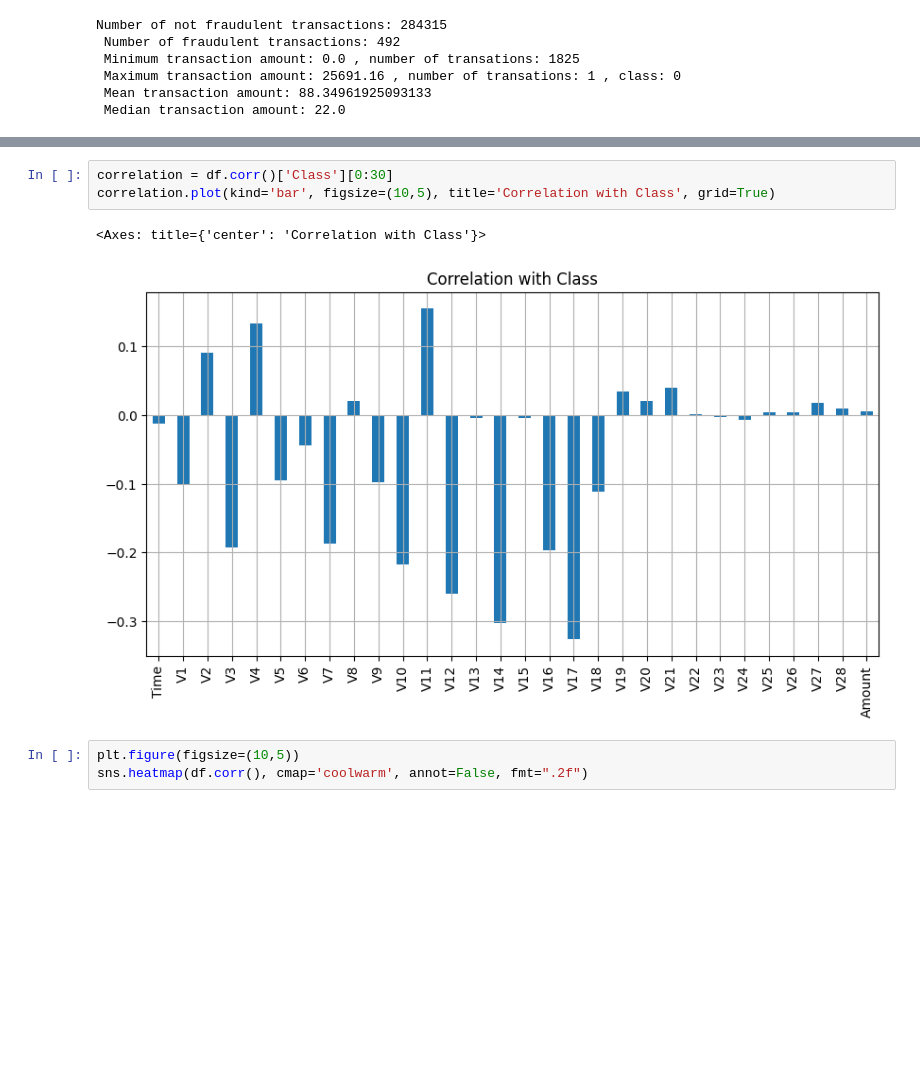
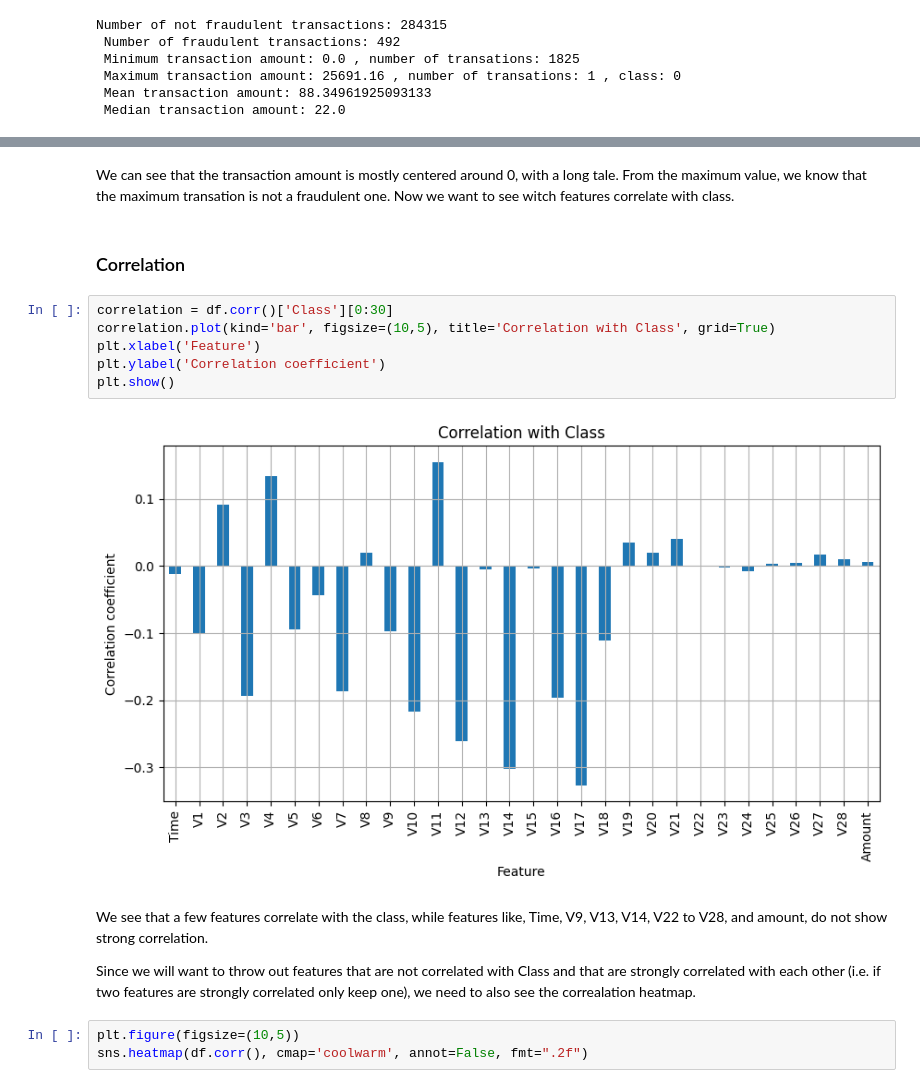
Before and after one commit to simona-sof/credit_fraud, a Jupyter notebook: credit_fraud_detection.ipynb, the cells around one changed output, grey strips where cells are left out. Drawn from its saved outputs; the diff is of its cells as text; blank space fills up the shorter version.

```diff
--- a/credit_fraud_detection.ipynb
+++ b/credit_fraud_detection.ipynb
@@ -31,9 +41,19 @@ Number of not fraudulent transactions: 284315
+# %% [markdown]
+We can see that the transaction amount is mostly centered around 0, with a long tale. From the maximum value, we know that the maximum transation is not a fraudulent one. Now we want to see witch features correlate with class.
+# %% [markdown]
+### Correlation
 # %%
 correlation = df.corr()['Class'][0:30]
 correlation.plot(kind='bar', figsize=(10,5), title='Correlation with Class', grid=True)
+plt.xlabel('Feature')
+plt.ylabel('Correlation coefficient')
+plt.show()
 # %% [output]
-<Axes: title={'center': 'Correlation with Class'}>
-[figure, old version]
+[figure, new version]
+# %% [markdown]
+We see that a few features correlate with the class, while features like, Time, V9, V13, V14, V22 to V28, and amount, do not show strong correlation.
+
+Since we will want to throw out features that are not correlated with Class and that are strongly correlated with each other (i.e. if two features are strongly correlated only keep one), we need to also see the correalation heatmap.
 # %%
 plt.figure(figsize=(10,5))
 sns.heatmap(df.corr(), cmap='coolwarm', annot=False, fmt=".2f")
```
Also changed, not shown: parts of 10 cells of this notebook.
